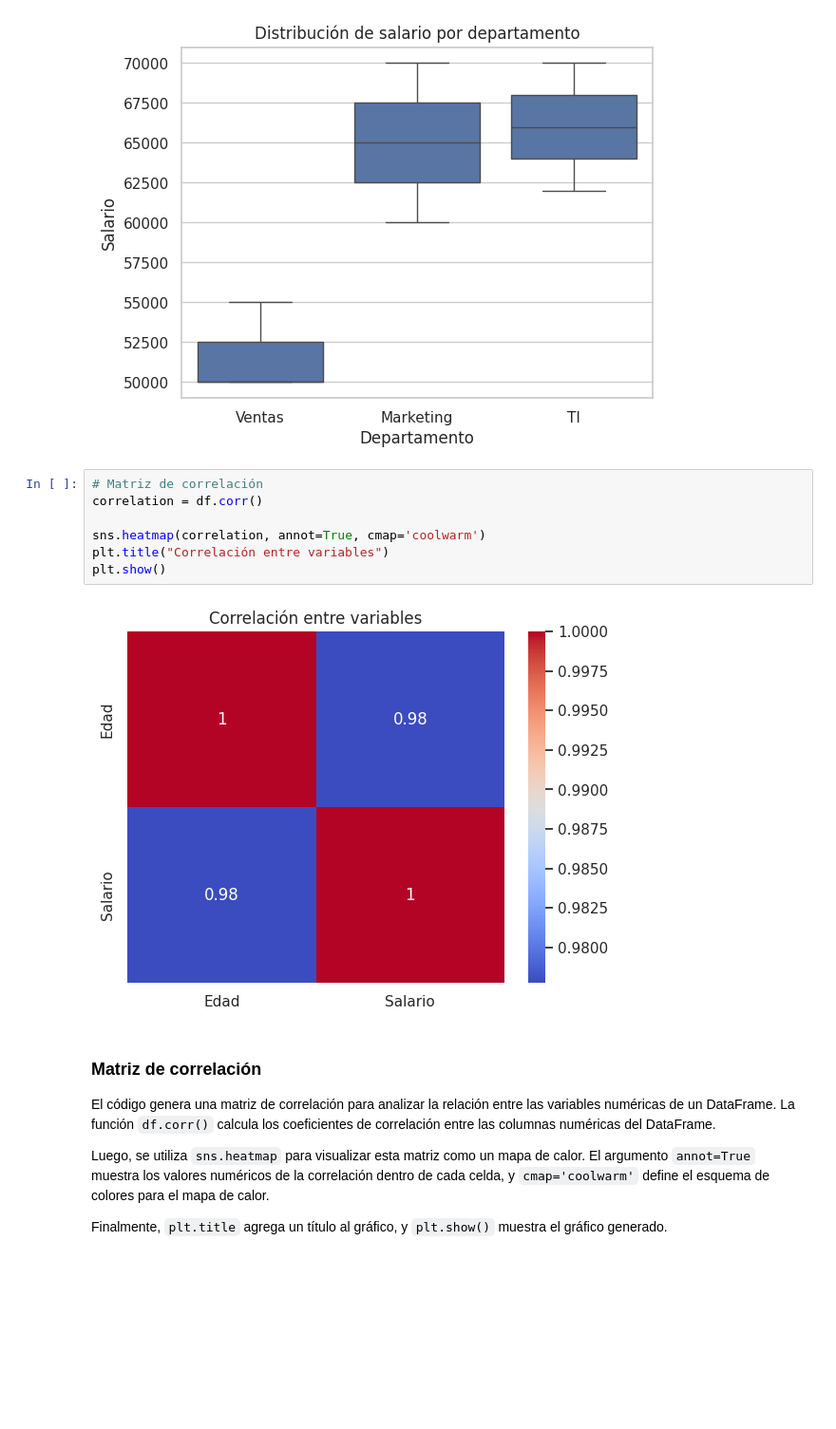
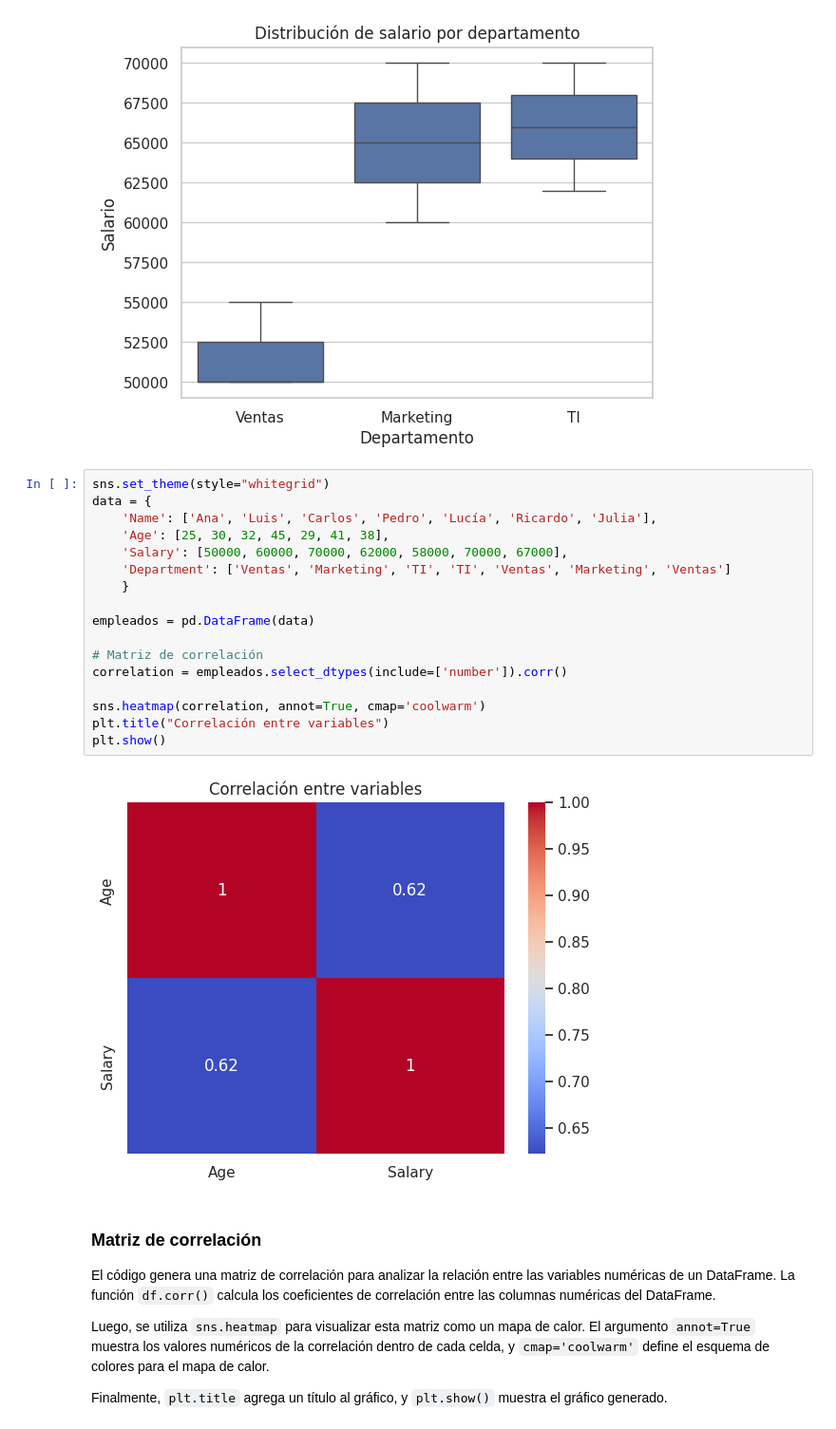
Before and after one commit to JuanPujol81/DataScience-IACourse, a Jupyter notebook: graphics_with_matplotlib.ipynb, the cells around one changed output. Shown: that part at 95% size. Cells and saved outputs as stored; diff of their text form; blank space fills up the shorter version.

Commit message:
Visualization class finished

```diff
--- a/graphics_with_matplotlib.ipynb
+++ b/graphics_with_matplotlib.ipynb
@@ -65,14 +65,24 @@ plt.show()
 # %% [output]
 [figure]
 # %%
+sns.set_theme(style="whitegrid")
+data = {
+    'Name': ['Ana', 'Luis', 'Carlos', 'Pedro', 'Lucía', 'Ricardo', 'Julia'],
+    'Age': [25, 30, 32, 45, 29, 41, 38],
+    'Salary': [50000, 60000, 70000, 62000, 58000, 70000, 67000],
+    'Department': ['Ventas', 'Marketing', 'TI', 'TI', 'Ventas', 'Marketing', 'Ventas']
+    }
+
+empleados = pd.DataFrame(data)
+
 # Matriz de correlación
-correlation = df.corr()
+correlation = empleados.select_dtypes(include=['number']).corr()
 
 sns.heatmap(correlation, annot=True, cmap='coolwarm')
 plt.title("Correlación entre variables")
 plt.show()
 # %% [output]
-[figure, old version]
+[figure, new version]
 # %% [markdown]
 ### Matriz de correlación
 El código genera una matriz de correlación para analizar la relación entre las variables numéricas de un DataFrame. La función `df.corr()` calcula los coeficientes de correlación entre las columnas numéricas del DataFrame.
```
Also changed, not shown: parts of 7 cells of this notebook.
